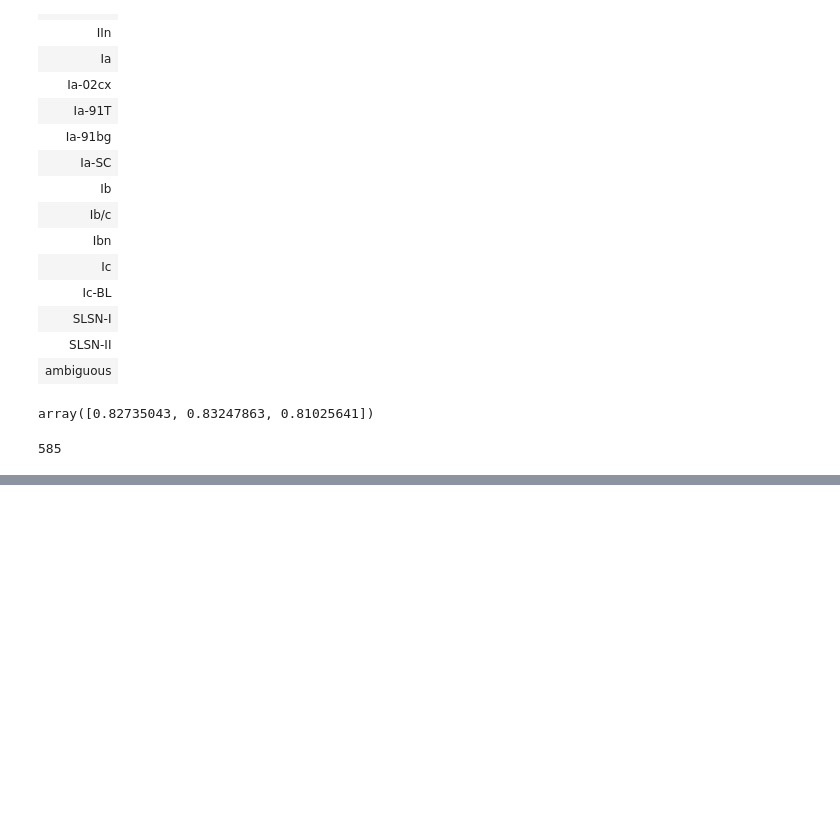
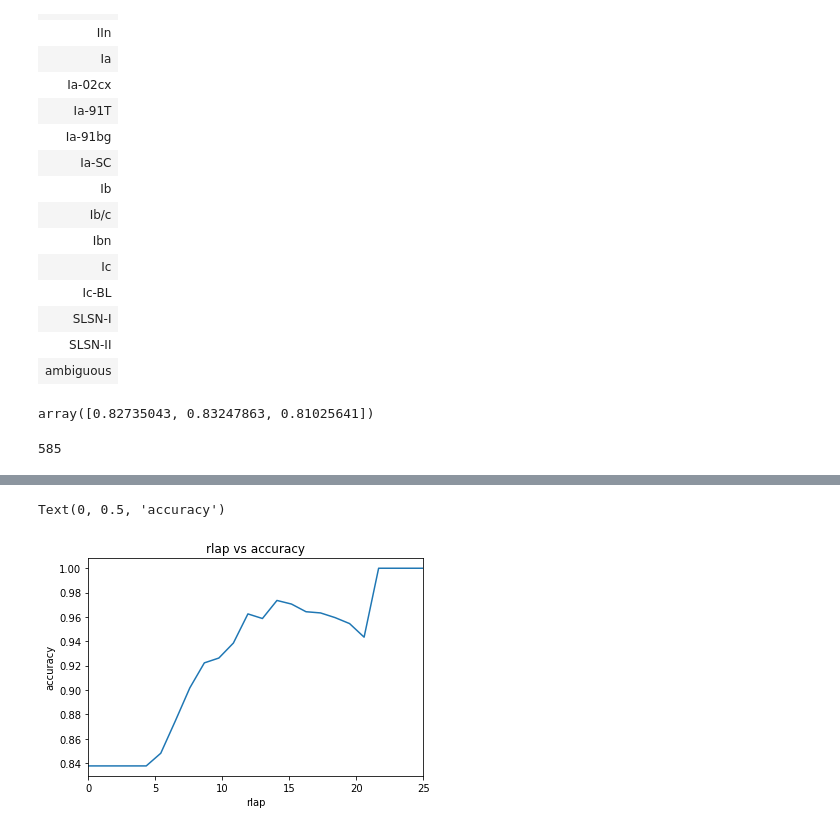
Before and after one commit to Hallflower20/supernova-spectrum-analysis, a Jupyter notebook: Analyzing_SNID.ipynb, the cells around one changed output, grey strips where cells are left out. Cells and saved outputs as stored; diff of their text form; code cells hidden in the pictures; blank space fills up the shorter version.

```diff
--- a/Analyzing_SNID.ipynb
+++ b/Analyzing_SNID.ipynb
@@ -177,0 +379,22 @@ JoinedResults[top15_list]["ZTF_Name", "sn_type", "Good"].to_pandas().to_csv("SNI
+# %%
+counters_rlapz = []
+for i in ResultsTable_List:
+    counter = 0
+    JoinedResults = astropy.table.join(i[1], final_rcf_table)
+    for j in JoinedResults:
+        correct_id = j["sn_type"]
+
+        if (correct_id in j["Closest"]):
+            counter += 1
+    counters_rlapz.append([i[0],counter,len(JoinedResults)])
+# %%
+counters_rlapz = np.asarray(counters_rlapz)
+# %%
+plt.plot(counters_rlapz[:,0], counters_rlapz[:,1]/counters_rlapz[:,2])
+plt.xlim(0, 25)
+plt.title("rlap vs accuracy")
+plt.xlabel("rlap")
+plt.ylabel("accuracy")
+# %% [output]
+Text(0, 0.5, 'accuracy')
+[figure, added]
```
Also changed, not shown: parts of 26 cells of this notebook, 4 other files.
